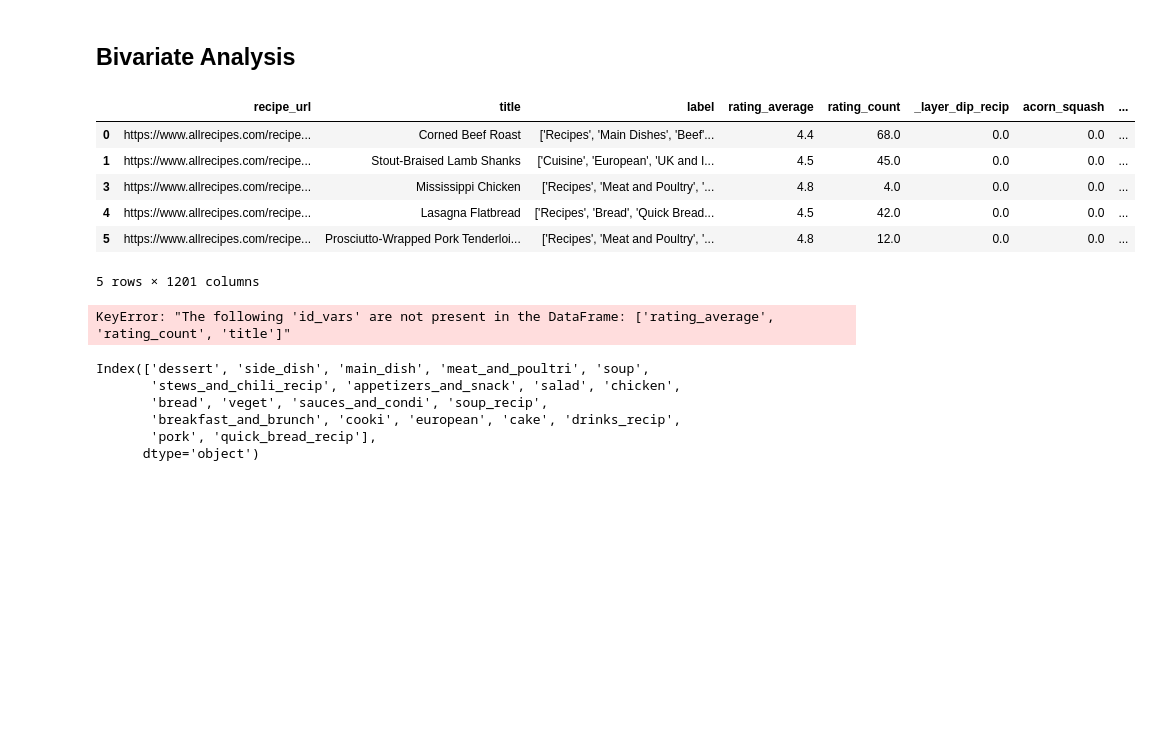
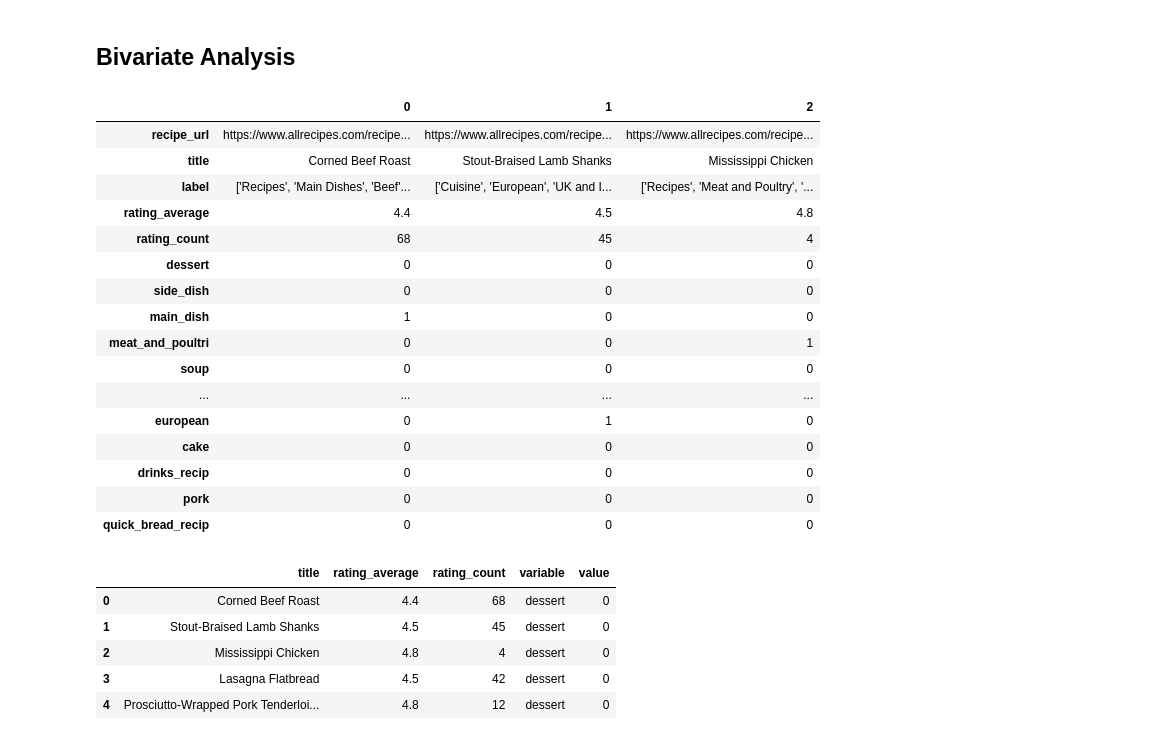
Before and after one commit to andrewyewcy/recipe_classifier, a Jupyter notebook: dev/2023-09-15-text-analysis-with-count-vectorizer.ipynb, the cells around one changed output. Saved outputs shown, nothing was run; the diff lists cells and outputs as text; code cells hidden in the pictures; blank space fills up the shorter version.

```diff
--- a/dev/2023-09-15-text-analysis-with-count-vectorizer.ipynb
+++ b/dev/2023-09-15-text-analysis-with-count-vectorizer.ipynb
@@ -324,3 +328,5 @@ df.describe()
+# %%
+df.reset_index(drop = True, inplace = True)
 # %% [markdown]
 # Text Preprocessing
 # %% [markdown]
@@ -691,35 +675,44 @@ plt.show()
 # %%
+# Combine DataFrame of recipes with the top 20 labels
 df = pd.concat(
     [
         df,
-        vectorized_labels.loc
+        vectorized_labels.loc[:, top_20_labels]
     ],
     axis = 1
 )
 # %%
-df.head()
+# Visually examine the combined DataFrame
+df.head(3).T
 # %% [output]
-|  | recipe_url | title | label | rating_average | rating_count | _layer_dip_recip | acorn_squash | ... |
-| 0 | https://www.allrecipes.com/recipe... | Corned Beef Roast | ['Recipes', 'Main Dishes', 'Beef'... | 4.4 | 68.0 | 0.0 | 0.0 | ... |
-| 1 | https://www.allrecipes.com/recipe... | Stout-Braised Lamb Shanks | ['Cuisine', 'European', 'UK and I... | 4.5 | 45.0 | 0.0 | 0.0 | ... |
-| 3 | https://www.allrecipes.com/recipe... | Mississippi Chicken | ['Recipes', 'Meat and Poultry', '... | 4.8 | 4.0 | 0.0 | 0.0 | ... |
-| 4 | https://www.allrecipes.com/recipe... | Lasagna Flatbread | ['Recipes', 'Bread', 'Quick Bread... | 4.5 | 42.0 | 0.0 | 0.0 | ... |
-| 5 | https://www.allrecipes.com/recipe... | Prosciutto-Wrapped Pork Tenderloi... | ['Recipes', 'Meat and Poultry', '... | 4.8 | 12.0 | 0.0 | 0.0 | ... |
+|  | 0 | 1 | 2 |
+| recipe_url | https://www.allrecipes.com/recipe... | https://www.allrecipes.com/recipe... | https://www.allrecipes.com/recipe... |
+| title | Corned Beef Roast | Stout-Braised Lamb Shanks | Mississippi Chicken |
+| label | ['Recipes', 'Main Dishes', 'Beef'... | ['Cuisine', 'European', 'UK and I... | ['Recipes', 'Meat and Poultry', '... |
+| rating_average | 4.4 | 4.5 | 4.8 |
+| rating_count | 68 | 45 | 4 |
+| dessert | 0 | 0 | 0 |
+| side_dish | 0 | 0 | 0 |
+| main_dish | 1 | 0 | 0 |
+| meat_and_poultri | 0 | 0 | 1 |
+| soup | 0 | 0 | 0 |
+| ... | ... | ... | ... |
+| european | 0 | 1 | 0 |
+| cake | 0 | 0 | 0 |
+| drinks_recip | 0 | 0 | 0 |
+| pork | 0 | 0 | 0 |
+| quick_bread_recip | 0 | 0 | 0 |
-5 rows × 1201 columns
 # %%
-top_20_labels = vectorized_labels.sum().sort_values(ascending = False).head(20).keys()
+# Unpivot the DataFrame to get
+df_1 = pd.melt(
+    df.drop(columns = ["recipe_url", "label"]),
+    id_vars = ["title", "rating_average", "rating_count"])
 
-pd.melt(
-    df.drop(columns = ["recipe_url", "label"]).loc[:,top_20_labels],
-    id_vars = ["title", "rating_average", "rating_count"])
+df_1.head()
 # %% [output]
-KeyError: "The following 'id_vars' are not present in the DataFrame: ['rating_average', 'rating_count', 'title']"
+|  | title | rating_average | rating_count | variable | value |
+| 0 | Corned Beef Roast | 4.4 | 68 | dessert | 0 |
+| 1 | Stout-Braised Lamb Shanks | 4.5 | 45 | dessert | 0 |
+| 2 | Mississippi Chicken | 4.8 | 4 | dessert | 0 |
+| 3 | Lasagna Flatbread | 4.5 | 42 | dessert | 0 |
+| 4 | Prosciutto-Wrapped Pork Tenderloi... | 4.8 | 12 | dessert | 0 |
-# %%
-vectorized_labels.sum().sort_values(ascending = False).head(20).keys()
-# %% [output]
-Index(['dessert', 'side_dish', 'main_dish', 'meat_and_poultri', 'soup',
-       'stews_and_chili_recip', 'appetizers_and_snack', 'salad', 'chicken',
-       'bread', 'veget', 'sauces_and_condi', 'soup_recip',
-       'breakfast_and_brunch', 'cooki', 'european', 'cake', 'drinks_recip',
-       'pork', 'quick_bread_recip'],
-      dtype='object')
```
Also changed, not shown: parts of 21 cells of this notebook.
